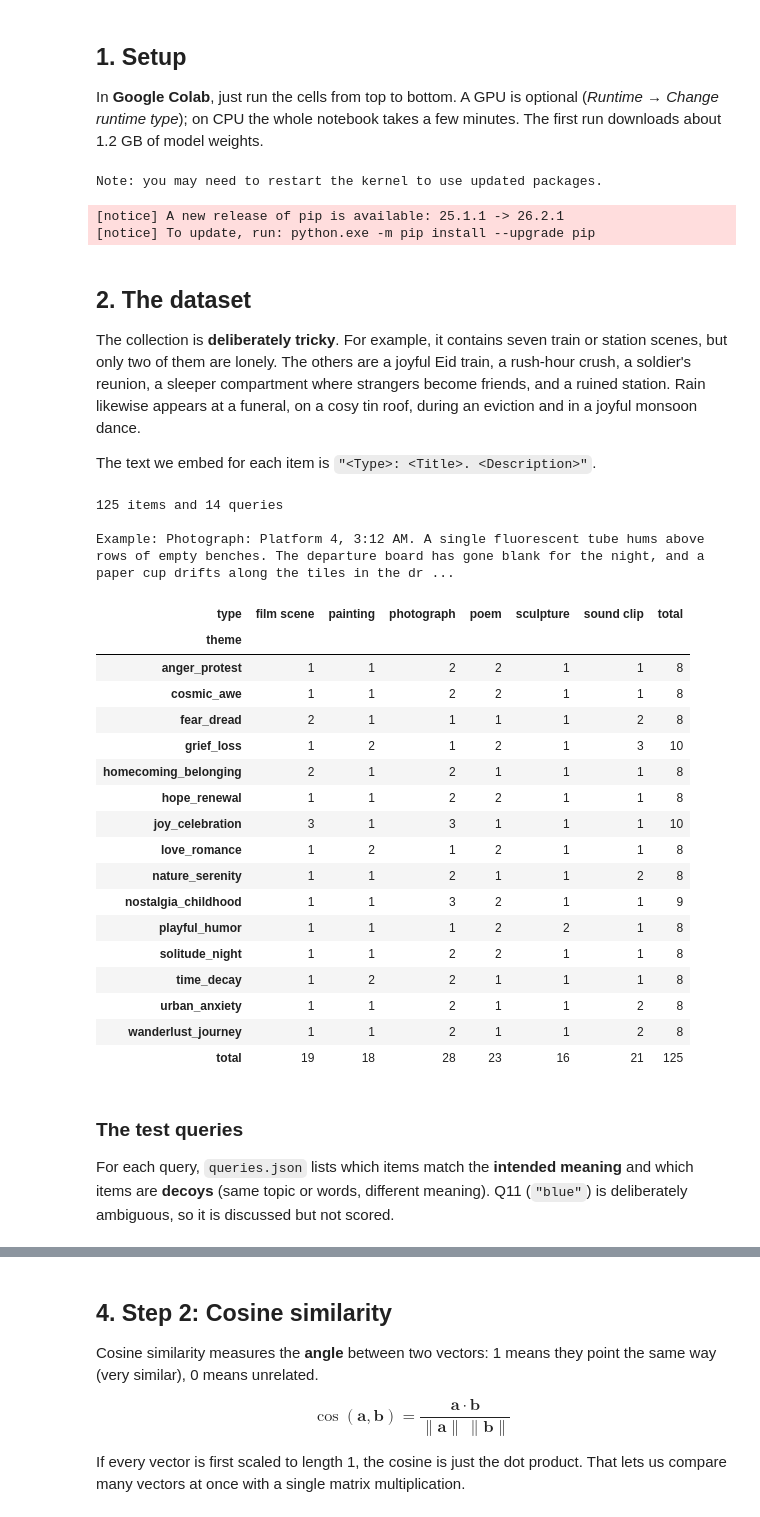
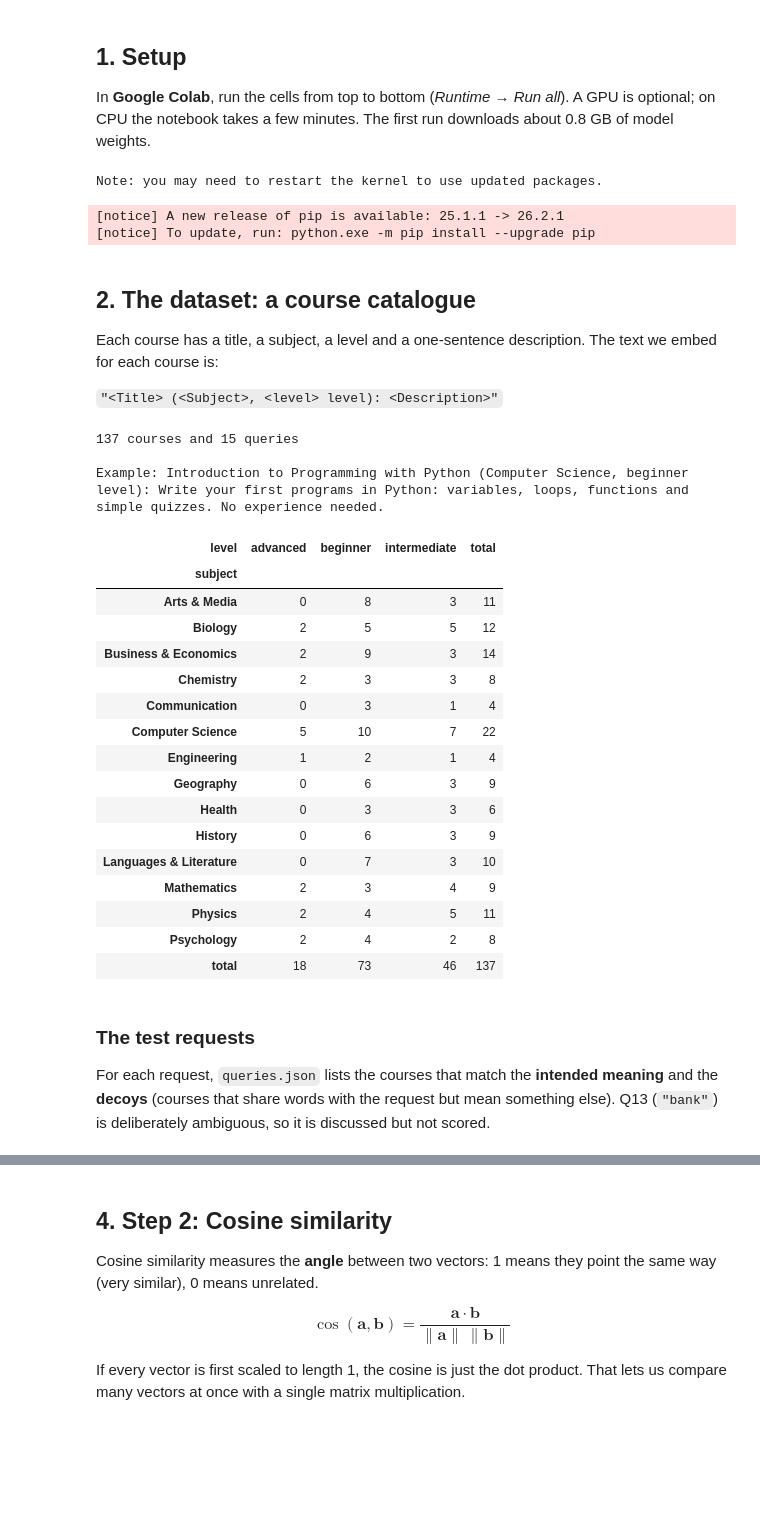
Before and after one commit to sumaiya-sultan-0008/LLM-Assigment, a Jupyter notebook: semantic_retrieval.ipynb, the cells around one changed output, grey strips where cells are left out. Saved outputs shown, nothing was run; the diff lists cells and outputs as text; code cells hidden in the pictures; blank space fills up the shorter version.

```diff
--- a/semantic_retrieval.ipynb
+++ b/semantic_retrieval.ipynb
@@ -41,7 +40,7 @@ No model is trained. The pretrained models only turn text into vectors. The simi
 # %% [markdown]
 ## 1. Setup
 
-In **Google Colab**, just run the cells from top to bottom. A GPU is optional (*Runtime → Change runtime type*); on CPU the whole notebook takes a few minutes. The first run downloads about 1.2 GB of model weights.
+In **Google Colab**, run the cells from top to bottom (*Runtime → Run all*). A GPU is optional; on CPU the notebook takes a few minutes. The first run downloads about 0.8 GB of model weights.
 # %%
 # Colab already has most libraries; this installs sentence-transformers if it is missing.
 %pip install -q sentence-transformers
@@ -67,56 +66,57 @@ logging.set_verbosity_error()      # hide model-loading messages to keep the out
 logging.disable_progress_bar()
 pd.set_option("display.max_colwidth", None)
 BLUE, GREY = "#2a78d6", "#b0aea8"   # chart colours
-# %% [markdown]
-## 2. The dataset
-
-The collection is **deliberately tricky**. For example, it contains seven train or station scenes, but only two of them are lonely. The others are a joyful Eid train, a rush-hour crush, a soldier's reunion, a sleeper compartment where strangers become friends, and a ruined station. Rain likewise appears at a funeral, on a cosy tin roof, during an eviction and in a joyful monsoon dance.
-
-The text we embed for each item is `"<Type>: <Title>. <Description>"`.
+# %% [markdown]
+## 2. The dataset: a course catalogue
+
+Each course has a title, a subject, a level and a one-sentence description. The text we embed for each course is:
+
+`"<Title> (<Subject>, <level> level): <Description>"`
 # %%
 # Download the data files from the project's GitHub repository (skipped if they are already here).
-DATA_URL = "https://raw.githubusercontent.com/sumaiya-sultan-0008/LLM-Assigment/main/data/"
+DATA_URL = "https://raw.githubusercontent.com/sumaiya-sultan-0008/LLM-Assigment/education-dataset/data/"
 os.makedirs("data", exist_ok=True)
-for file_name in ["artifacts.json", "queries.json"]:
+for file_name in ["courses.json", "queries.json"]:
     if not os.path.exists("data/" + file_name):
         urllib.request.urlretrieve(DATA_URL + file_name, "data/" + file_name)
 
-items = pd.read_json("data/artifacts.json").set_index("id")
+with open("data/courses.json", encoding="utf-8") as f:
+    courses = pd.DataFrame(json.load(f)).set_index("id")
 with open("data/queries.json", encoding="utf-8") as f:
     queries = json.load(f)
 
-# The text that gets embedded. The hidden 'theme' label is NOT included.
-items["text"] = items["type"].str.capitalize() + ": " + items["title"] + ". " + items["description"]
+# The text that gets embedded for each course
+courses["text"] = (courses["title"] + " (" + courses["subject"] + ", " + courses["level"] + " level): "
+                   + courses["description"])
 
-print(len(items), "items and", len(queries), "queries\n")
-print("Example:", items.loc[1, "text"])
-pd.crosstab(items["theme"], items["type"], margins=True, margins_name="total")
+print(len(courses), "courses and", len(queries), "queries\n")
+print("Example:", courses.loc[1, "text"], "\n")
+pd.crosstab(courses["subject"], courses["level"], margins=True, margins_name="total")
 # %% [output]
-125 items and 14 queries
+137 courses and 15 queries
 
-Example: Photograph: Platform 4, 3:12 AM. A single fluorescent tube hums above rows of empty benches. The departure board has gone blank for the night, and a paper cup drifts along the tiles in the dr ...
+Example: Introduction to Programming with Python (Computer Science, beginner level): Write your first programs in Python: variables, loops, functions and simple quizzes. No experience needed.
-| type | film scene | painting | photograph | poem | sculpture | sound clip | total |
-| theme |  |  |  |  |  |  |  |
-| anger_protest | 1 | 1 | 2 | 2 | 1 | 1 | 8 |
-| cosmic_awe | 1 | 1 | 2 | 2 | 1 | 1 | 8 |
-| fear_dread | 2 | 1 | 1 | 1 | 1 | 2 | 8 |
-| grief_loss | 1 | 2 | 1 | 2 | 1 | 3 | 10 |
-| homecoming_belonging | 2 | 1 | 2 | 1 | 1 | 1 | 8 |
-| hope_renewal | 1 | 1 | 2 | 2 | 1 | 1 | 8 |
-| joy_celebration | 3 | 1 | 3 | 1 | 1 | 1 | 10 |
-| love_romance | 1 | 2 | 1 | 2 | 1 | 1 | 8 |
-| nature_serenity | 1 | 1 | 2 | 1 | 1 | 2 | 8 |
-| nostalgia_childhood | 1 | 1 | 3 | 2 | 1 | 1 | 9 |
-| playful_humor | 1 | 1 | 1 | 2 | 2 | 1 | 8 |
-| solitude_night | 1 | 1 | 2 | 2 | 1 | 1 | 8 |
-| time_decay | 1 | 2 | 2 | 1 | 1 | 1 | 8 |
-| urban_anxiety | 1 | 1 | 2 | 1 | 1 | 2 | 8 |
-| wanderlust_journey | 1 | 1 | 2 | 1 | 1 | 2 | 8 |
-| total | 19 | 18 | 28 | 23 | 16 | 21 | 125 |
+| level | advanced | beginner | intermediate | total |
+| subject |  |  |  |  |
+| Arts & Media | 0 | 8 | 3 | 11 |
+| Biology | 2 | 5 | 5 | 12 |
+| Business & Economics | 2 | 9 | 3 | 14 |
+| Chemistry | 2 | 3 | 3 | 8 |
+| Communication | 0 | 3 | 1 | 4 |
+| Computer Science | 5 | 10 | 7 | 22 |
+| Engineering | 1 | 2 | 1 | 4 |
+| Geography | 0 | 6 | 3 | 9 |
+| Health | 0 | 3 | 3 | 6 |
+| History | 0 | 6 | 3 | 9 |
+| Languages & Literature | 0 | 7 | 3 | 10 |
+| Mathematics | 2 | 3 | 4 | 9 |
+| Physics | 2 | 4 | 5 | 11 |
+| Psychology | 2 | 4 | 2 | 8 |
+| total | 18 | 73 | 46 | 137 |
 # %% [markdown]
-### The test queries
+### The test requests
 
-For each query, `queries.json` lists which items match the **intended meaning** and which items are **decoys** (same topic or words, different meaning). Q11 (`"blue"`) is deliberately ambiguous, so it is discussed but not scored.
+For each request, `queries.json` lists the courses that match the **intended meaning** and the **decoys** (courses that share words with the request but mean something else). Q13 (`"bank"`) is deliberately ambiguous, so it is discussed but not scored.
 # %%
 pd.DataFrame([{
     "id": q["qid"],
```
Also changed, not shown: parts of 59 cells of this notebook, 5 other files.
